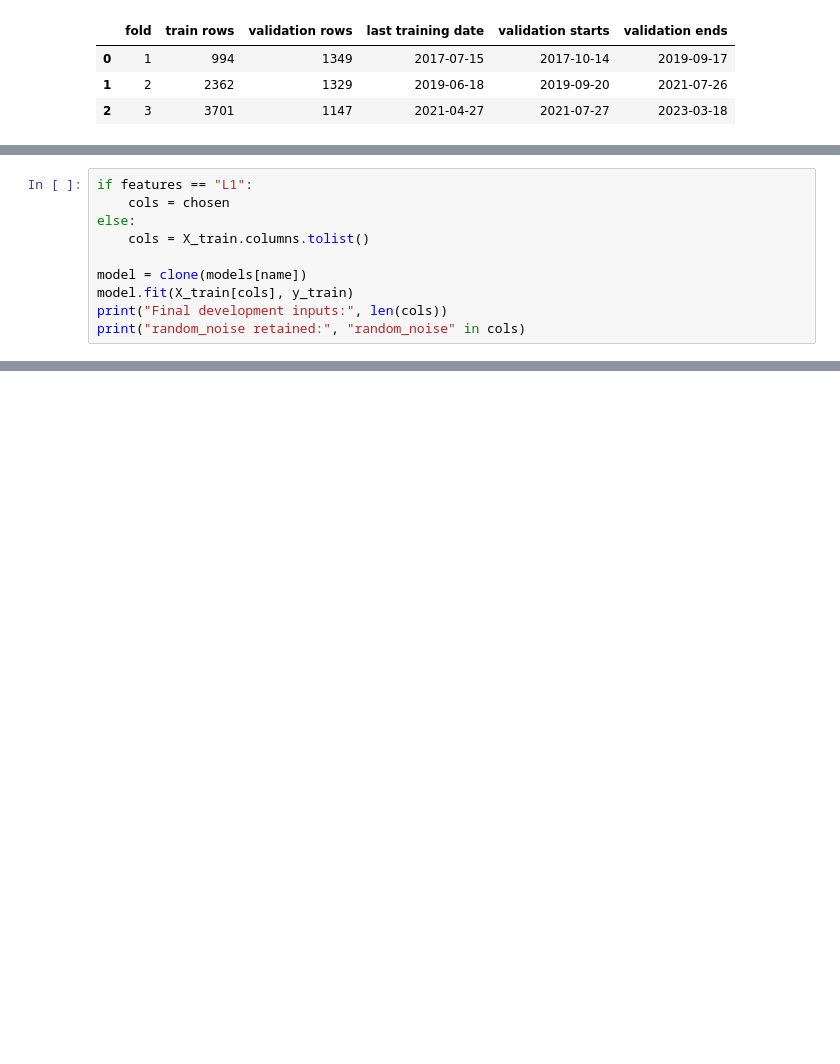
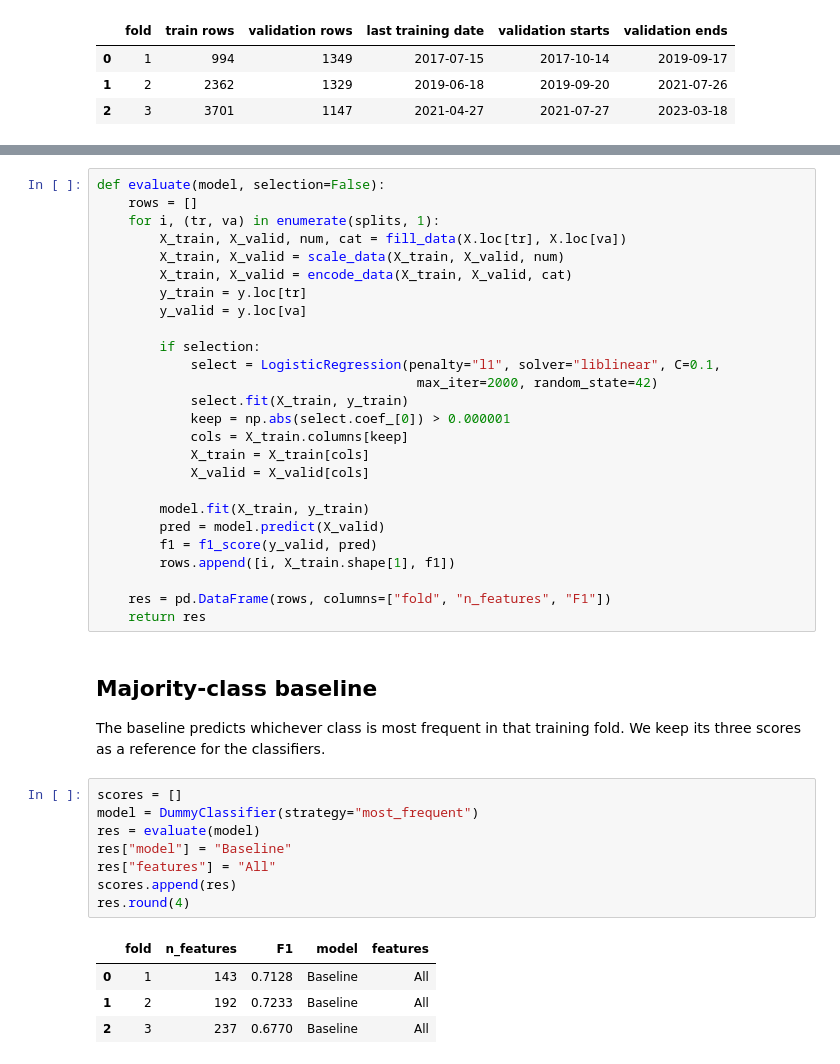
Before and after one commit to MiguelSantos00/Predicting-Repeat-Purchases-ML, a Jupyter notebook: notebooks/04_Modeling.ipynb, the cells around one changed output, grey strips where cells are left out. Saved outputs shown, nothing was run; the diff lists cells and outputs as text; blank space fills up the shorter version.

```diff
--- a/notebooks/04_Modeling.ipynb
+++ b/notebooks/04_Modeling.ipynb
@@ -269,10 +74,0 @@ development is a useful extension for the final project.
-# %%
-if features == "L1":
-    cols = chosen
-else:
-    cols = X_train.columns.tolist()
-
-model = clone(models[name])
-model.fit(X_train[cols], y_train)
-print("Final development inputs:", len(cols))
-print("random_noise retained:", "random_noise" in cols)
@@ -300,0 +84,43 @@ choose the classifier, its features or its decision threshold.
+# %%
+def evaluate(model, selection=False):
+    rows = []
+    for i, (tr, va) in enumerate(splits, 1):
+        X_train, X_valid, num, cat = fill_data(X.loc[tr], X.loc[va])
+        X_train, X_valid = scale_data(X_train, X_valid, num)
+        X_train, X_valid = encode_data(X_train, X_valid, cat)
+        y_train = y.loc[tr]
+        y_valid = y.loc[va]
+
+        if selection:
+            select = LogisticRegression(penalty="l1", solver="liblinear", C=0.1,
+                                         max_iter=2000, random_state=42)
+            select.fit(X_train, y_train)
+            keep = np.abs(select.coef_[0]) > 0.000001
+            cols = X_train.columns[keep]
+            X_train = X_train[cols]
+            X_valid = X_valid[cols]
+
+        model.fit(X_train, y_train)
+        pred = model.predict(X_valid)
+        f1 = f1_score(y_valid, pred)
+        rows.append([i, X_train.shape[1], f1])
+
+    res = pd.DataFrame(rows, columns=["fold", "n_features", "F1"])
+    return res
+# %% [markdown]
+## Majority-class baseline
+The baseline predicts whichever class is most frequent in that training fold.
+We keep its three scores as a reference for the classifiers.
+# %%
+scores = []
+model = DummyClassifier(strategy="most_frequent")
+res = evaluate(model)
+res["model"] = "Baseline"
+res["features"] = "All"
+scores.append(res)
+res.round(4)
+# %% [output]
+|  | fold | n_features | F1 | model | features |
+| 0 | 1 | 143 | 0.7128 | Baseline | All |
+| 1 | 2 | 192 | 0.7233 | Baseline | All |
+| 2 | 3 | 237 | 0.6770 | Baseline | All |
```
Also changed, not shown: parts of 56 cells of this notebook, 5 other files.
